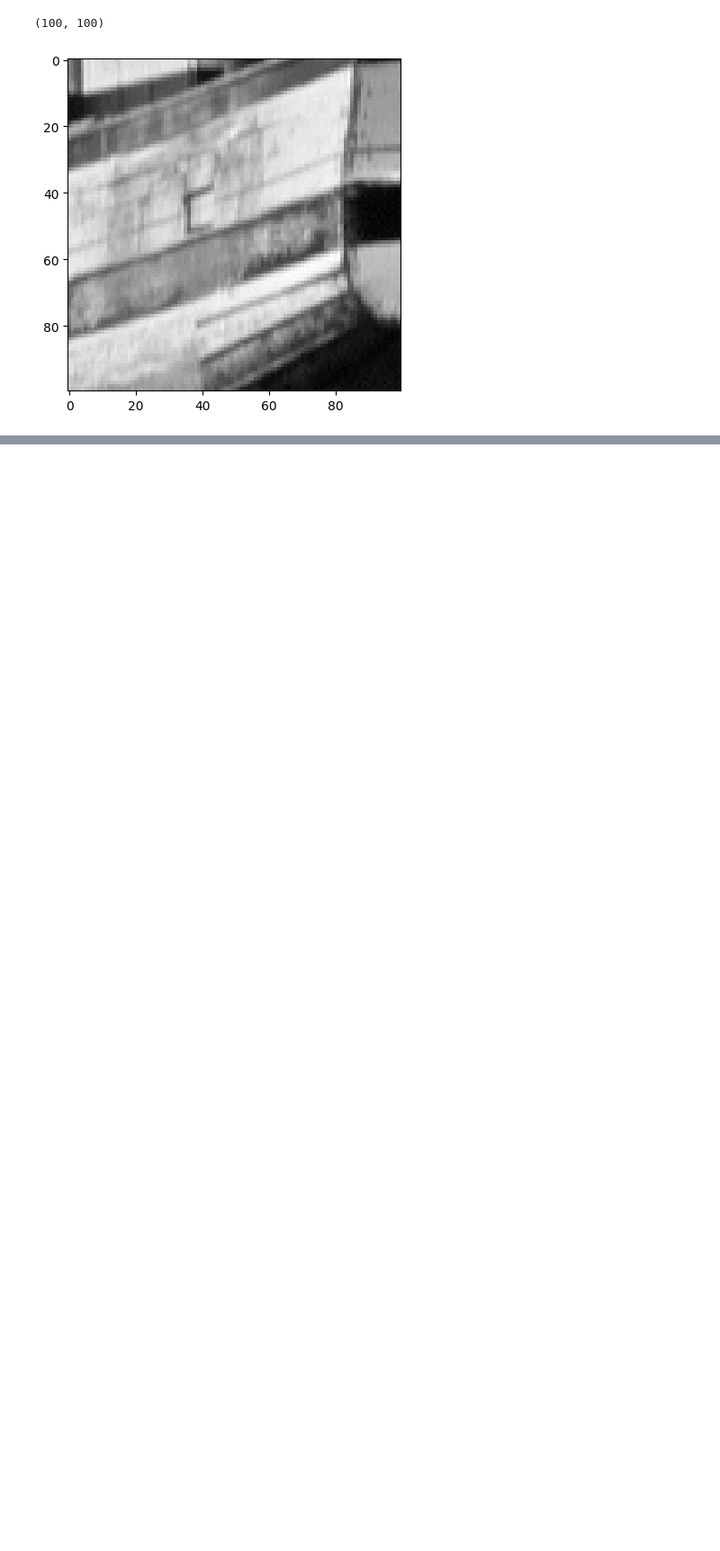
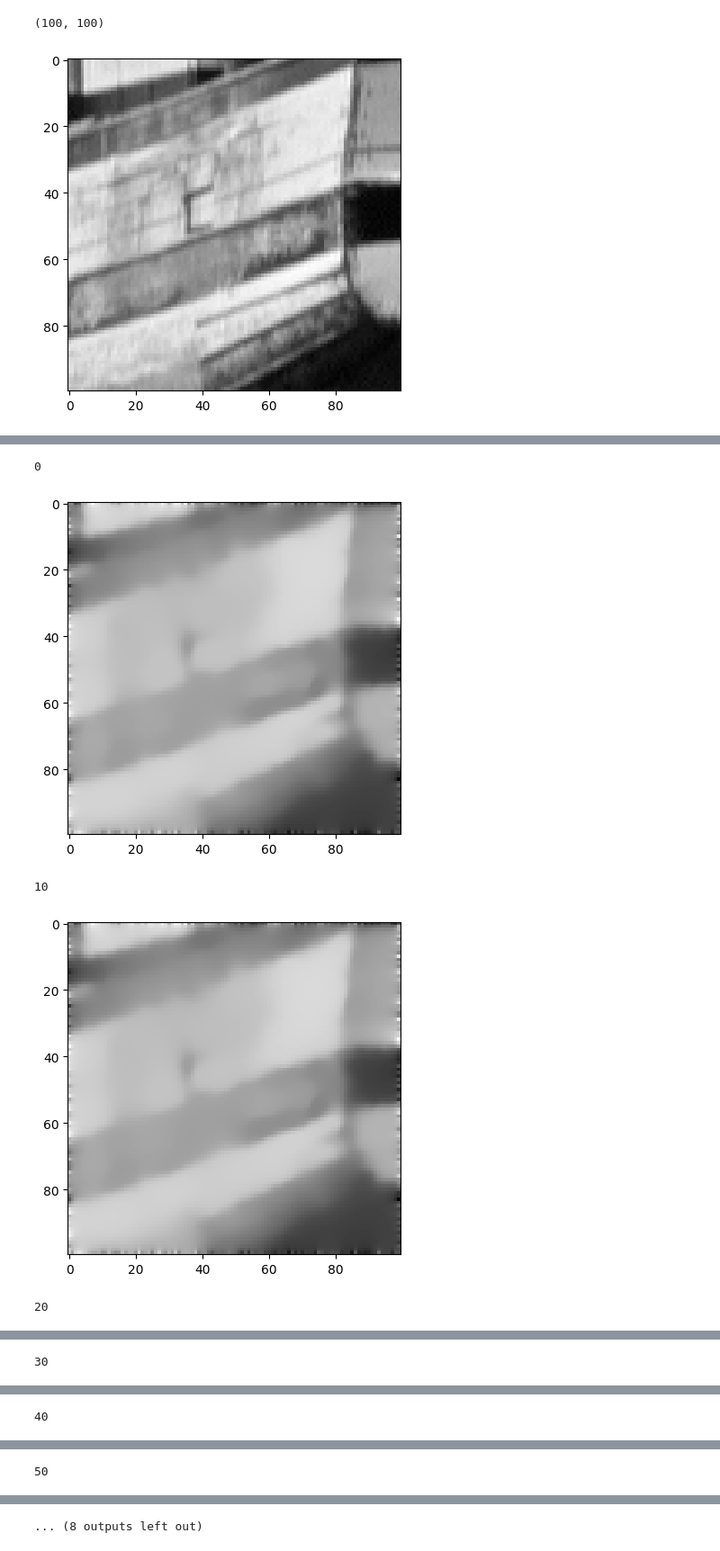
Before and after one commit to AlexDom513/ECE-6560-Final-Project, a Jupyter notebook: code/Sigmoid.ipynb, the cells around one changed output, grey strips where cells are left out. Shown at 90% size. Saved outputs shown, nothing was run; the diff lists cells and outputs as text; code cells hidden in the pictures; blank space fills up the shorter version.

```diff
--- a/code/Sigmoid.ipynb
+++ b/code/Sigmoid.ipynb
@@ -124,0 +103,16 @@ for iter in range(iterations):
+# %%
+# run test
+lambda_const = 100
+beta_const = 10.3
+c_const = 20
+timestep = .01
+iterations = 200
+skip = 10
+
+sigmoid(noisy_img, lambda_const, beta_const, c_const, timestep, iterations, skip)
+# %% [output]
+0
+[figure, added]
+10
+[figure, added]
+20
@@ -124,0 +120 @@ for iter in range(iterations):
+30
@@ -124,0 +122 @@ for iter in range(iterations):
+40
@@ -124,0 +124 @@ for iter in range(iterations):
+50
@@ -124,0 +126 @@ for iter in range(iterations):
+... (8 outputs left out)
```
Also changed, not shown: parts of 3 cells of this notebook, 1 other file.
